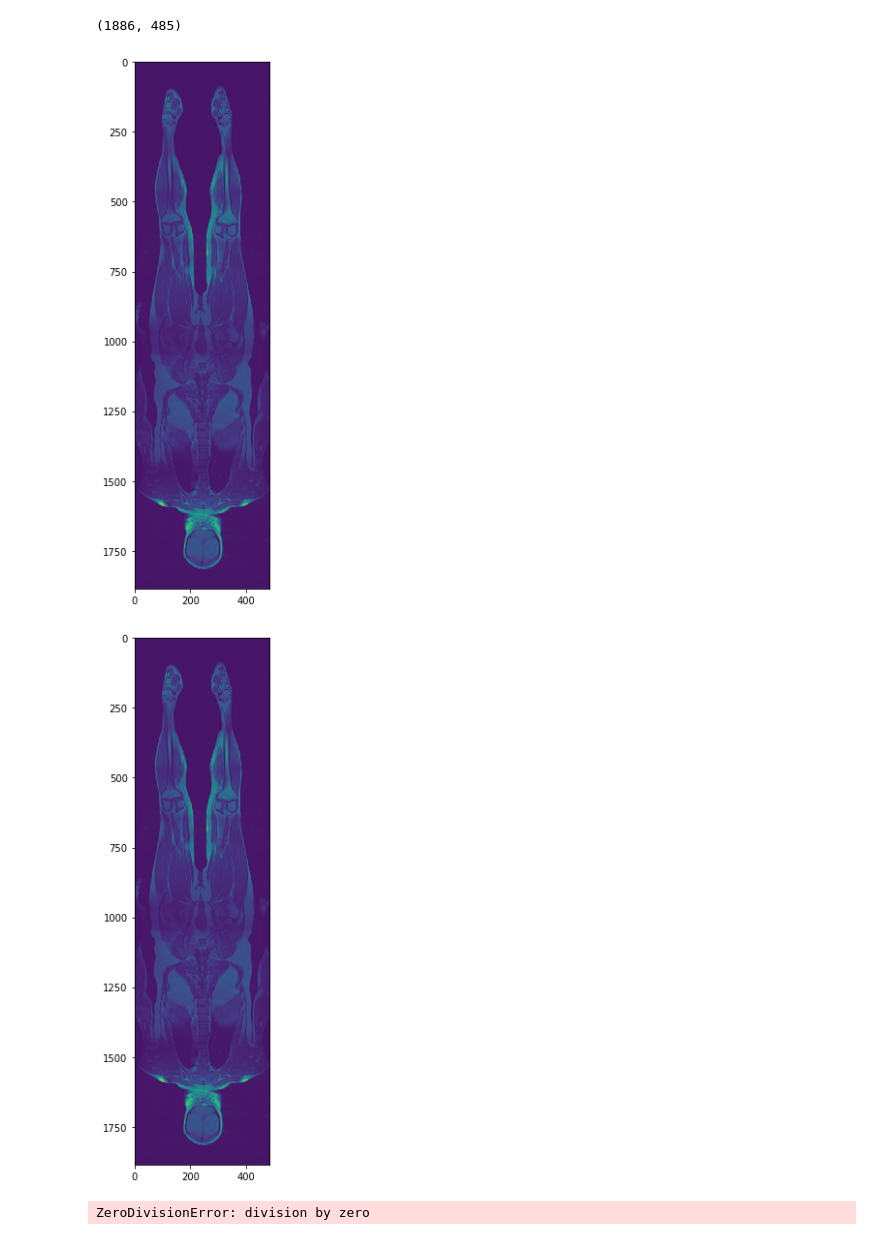
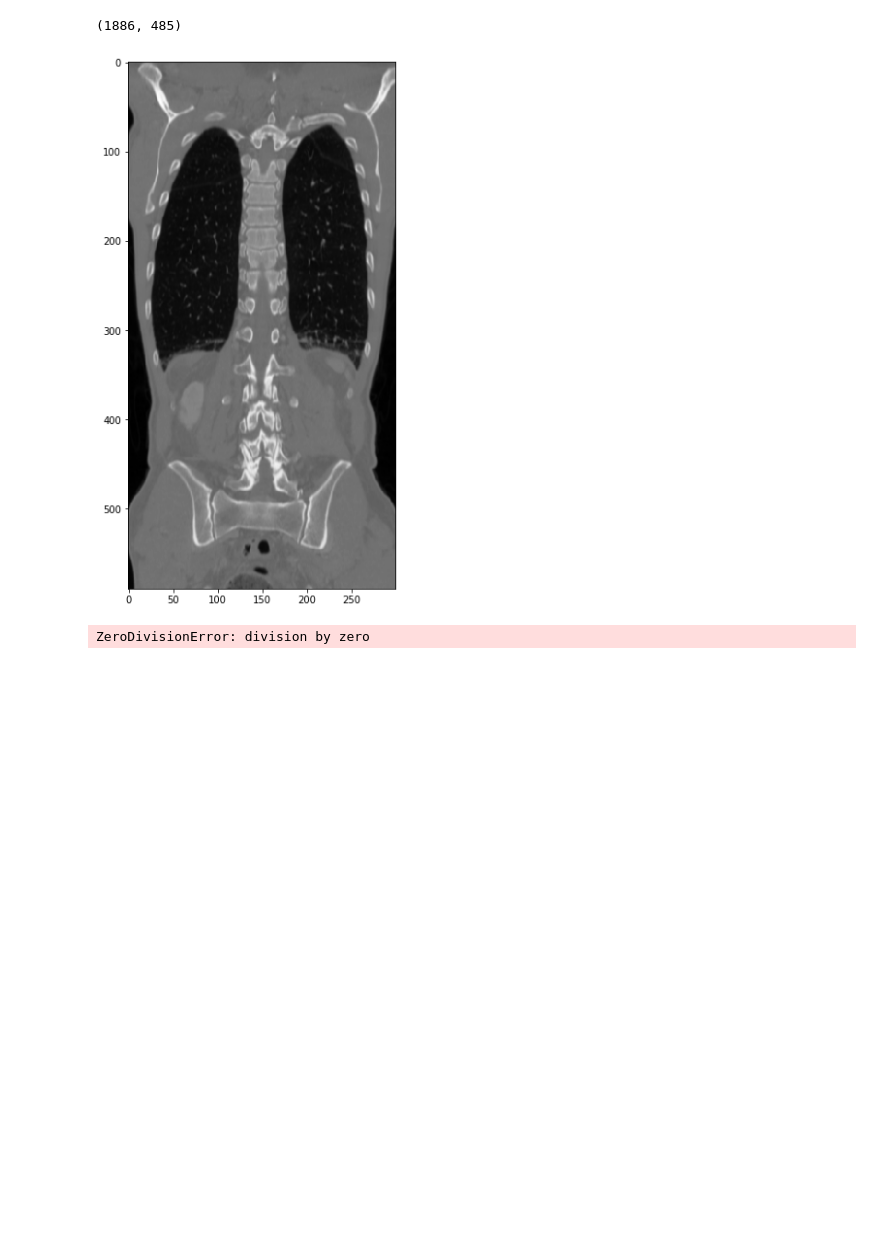
Before and after one commit to momenator/ct-mr-translation, a Jupyter notebook: scan.ipynb, the cells around one changed output. Saved outputs shown, nothing was run; the diff lists cells and outputs as text; code cells hidden in the pictures; blank space fills up the shorter version.

```diff
--- a/scan.ipynb
+++ b/scan.ipynb
@@ -1,10 +1,11 @@
 # %%
 import numpy as np
 import matplotlib.pyplot as plt
-from patchify import *
-from preprocessing import *
+plt.rcParams['image.cmap'] = 'gray'
+# from patchify import *
+# from preprocessing import *
 # %%
-mr1 = np.load('./data/visceral/test/10000003_3_MRT1_wb.npz')['data']
+mr1 = np.load('./data/visceral_full/test/10000136_1_CTce_ThAb.npz')['data']
 print(mr1.shape)
 print(mr1.mean(), mr1.std()) # almost 0
 print(np.max(mr1), np.min(mr1))
@@ -73,15 +76,10 @@ print(rev_patches.shape)
 # %%
 plt.figure(figsize=(10,10))
 
-plt.imshow(m1_slice)
+plt.imshow(np.flip(mr1[:, 60, :]))
 plt.show()
-
-plt.figure(figsize=(10,10))
-plt.imshow(rev_patches)
-plt.show()
 # %% [output]
-[figure, old version]
+[figure, new version]
-[figure, removed]
 # %%
 import numpy as np
 image = np.array([[1,2,3,4], [5,6,7,8], [9,10,11,12]])
```
Also changed, not shown: parts of 1 cell of this notebook, 3 other files.
